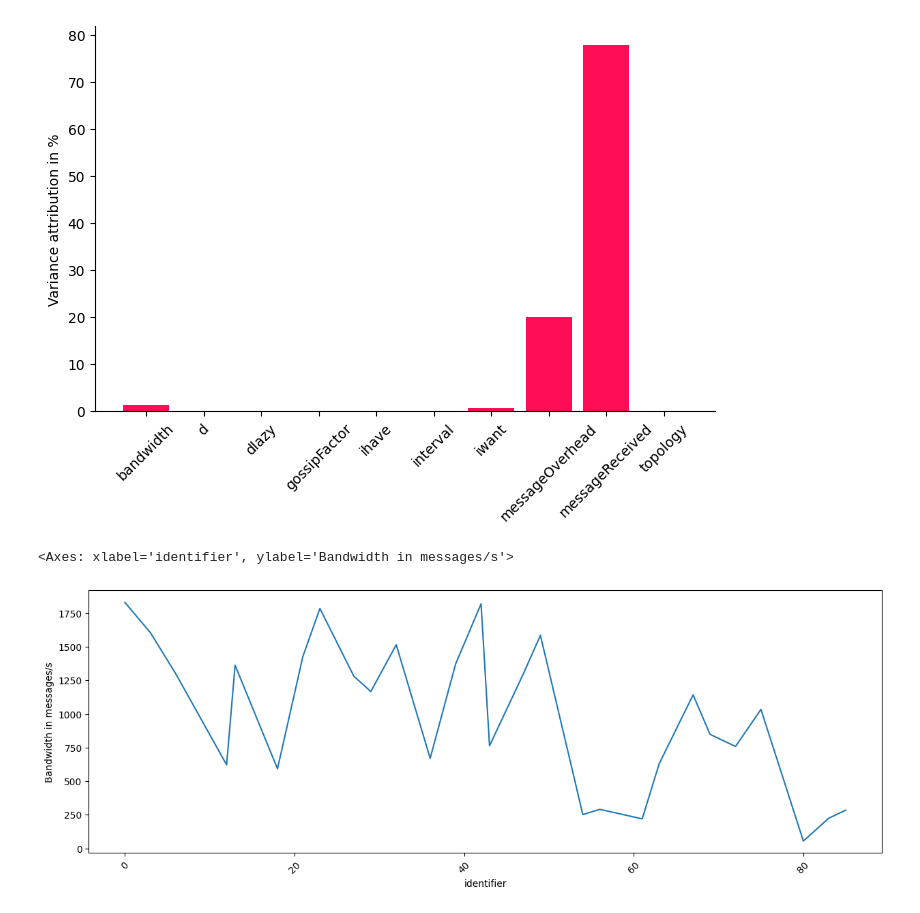
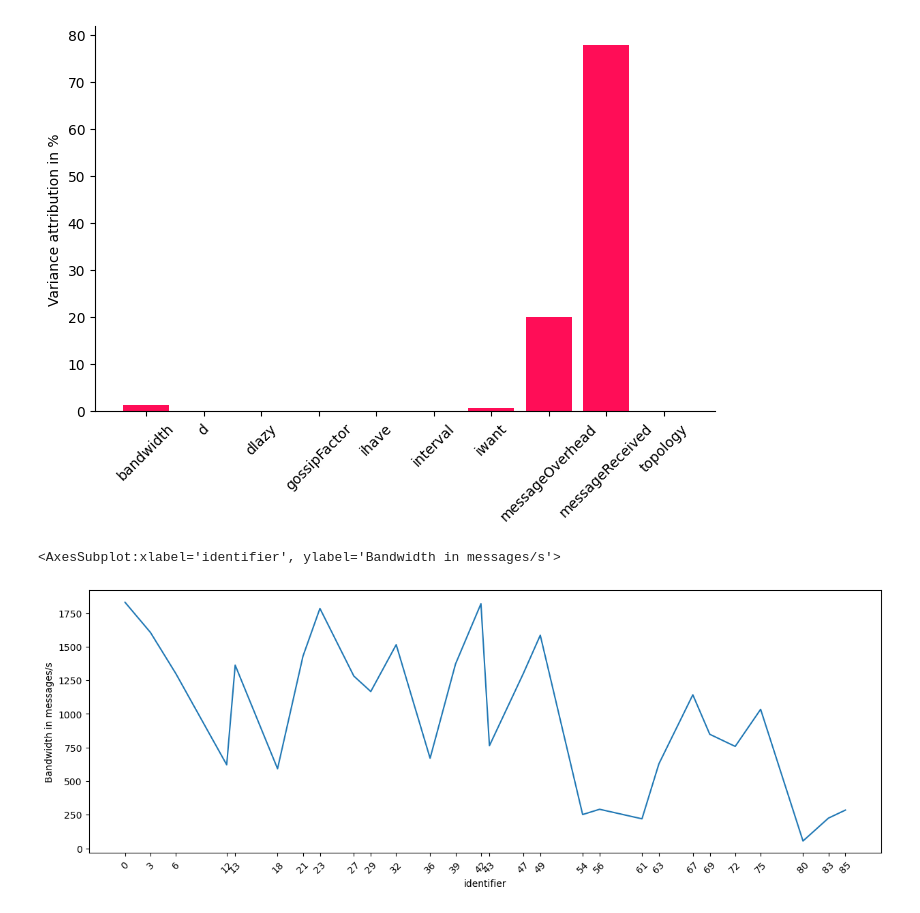
Before and after one commit to FlavScheidt/flexi-pipe, a Jupyter notebook: data/CausalAnalysis/Model1.ipynb, the cells around one changed output. Cells and saved outputs as stored; diff of their text form; code cells hidden in the pictures.

Commit message:
xticks for bandwidth graph

```diff
--- a/data/CausalAnalysis/Model1.ipynb
+++ b/data/CausalAnalysis/Model1.ipynb
@@ -246,8 +246,8 @@ bar_plot(convert_to_percentage(iccs), ylabel='Variance attribution in %')
 Estimating Shapley Values. Average change of Shapley values in run 78 (390 evalu
 [figure]
 # %%
-consolidated['bandwidth'].plot(ylabel='Bandwidth in messages/s', figsize=(15,5), rot=45)
+consolidated['bandwidth'].plot(ylabel='Bandwidth in messages/s', figsize=(15,5), rot=45, xticks=consolidated.index)
 # plt.vlines(np.arange(0, consolidated.shape[0])[consolidated['messageReceived']], consolidated['bandwidth'].min(), consolidated['bandwidth'].max(), linewidth=10, alpha=0.3, color='r')
 # %% [output]
-<Axes: xlabel='identifier', ylabel='Bandwidth in messages/s'>
+<AxesSubplot:xlabel='identifier', ylabel='Bandwidth in messages/s'>
-[figure, old version]
+[figure, new version]
```
